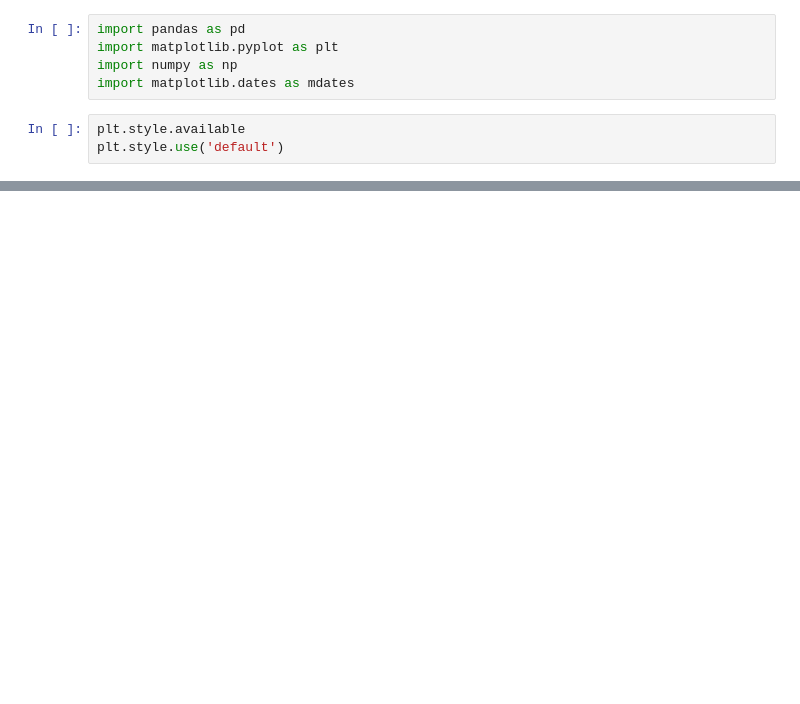
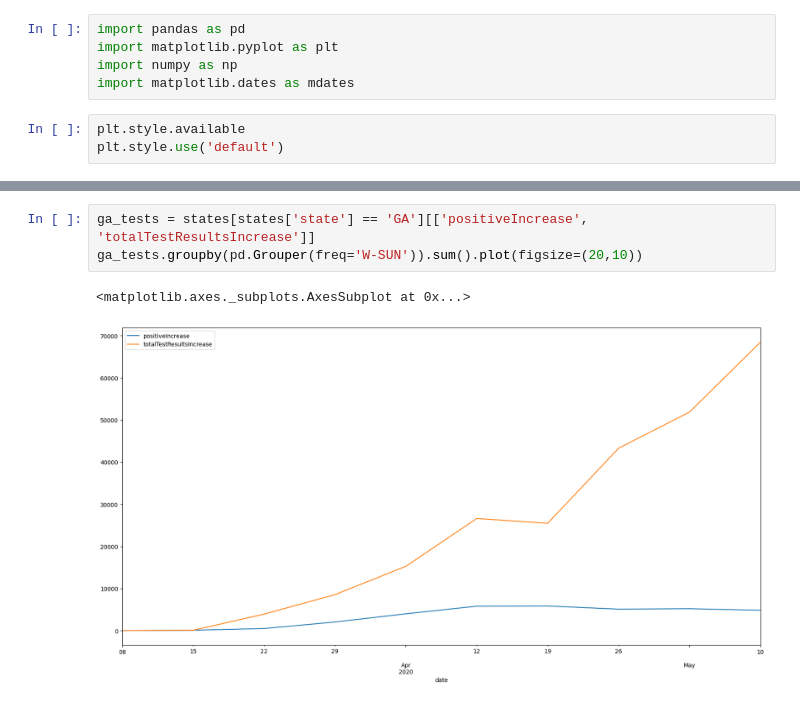
Before and after one commit to beala/covid_forecasts, a Jupyter notebook: Graphs.ipynb, the cells around one changed output, grey strips where cells are left out. Cells and saved outputs as stored; diff of their text form; blank space fills up the shorter version.

```diff
--- a/Graphs.ipynb
+++ b/Graphs.ipynb
@@ -35,0 +51,6 @@ states = pd.read_csv("../covid-tracking-data/data/states_daily_4pm_et.csv", pars
+# %%
+ga_tests = states[states['state'] == 'GA'][['positiveIncrease', 'totalTestResultsIncrease']]
+ga_tests.groupby(pd.Grouper(freq='W-SUN')).sum().plot(figsize=(20,10))
+# %% [output]
+<matplotlib.axes._subplots.AxesSubplot at 0x...>
+[figure, added]
```
Also changed, not shown: parts of 13 cells of this notebook, 4 other files.
